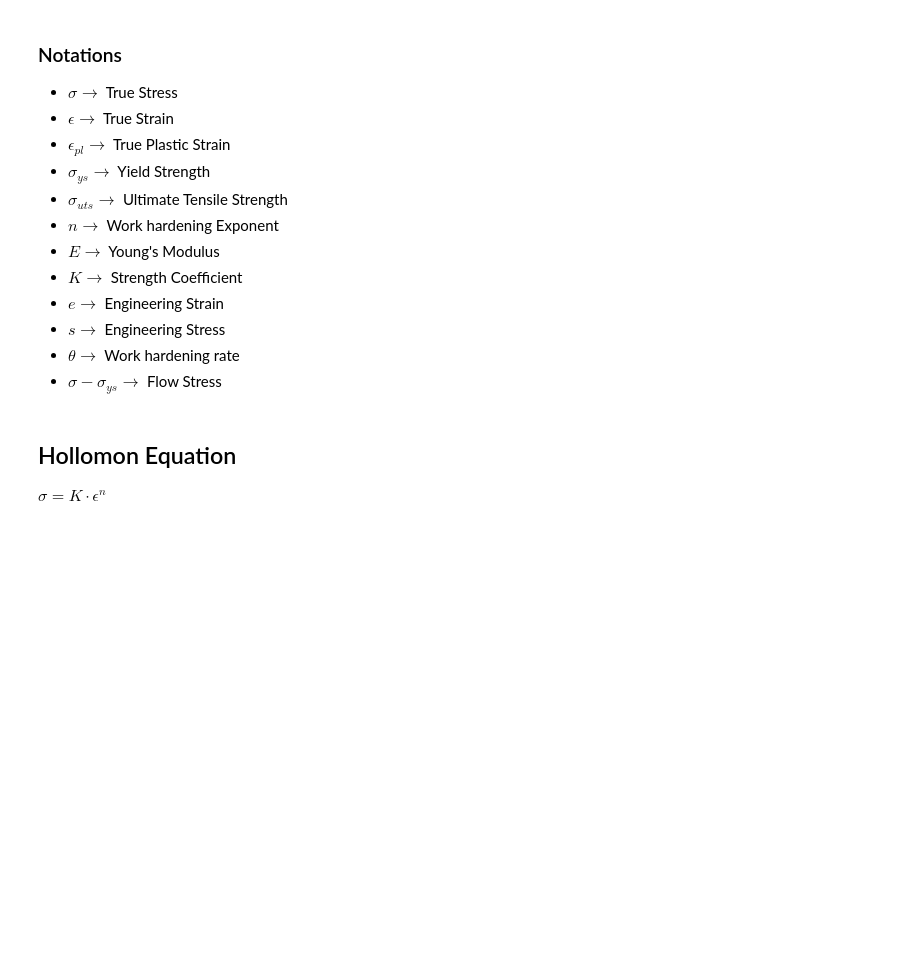
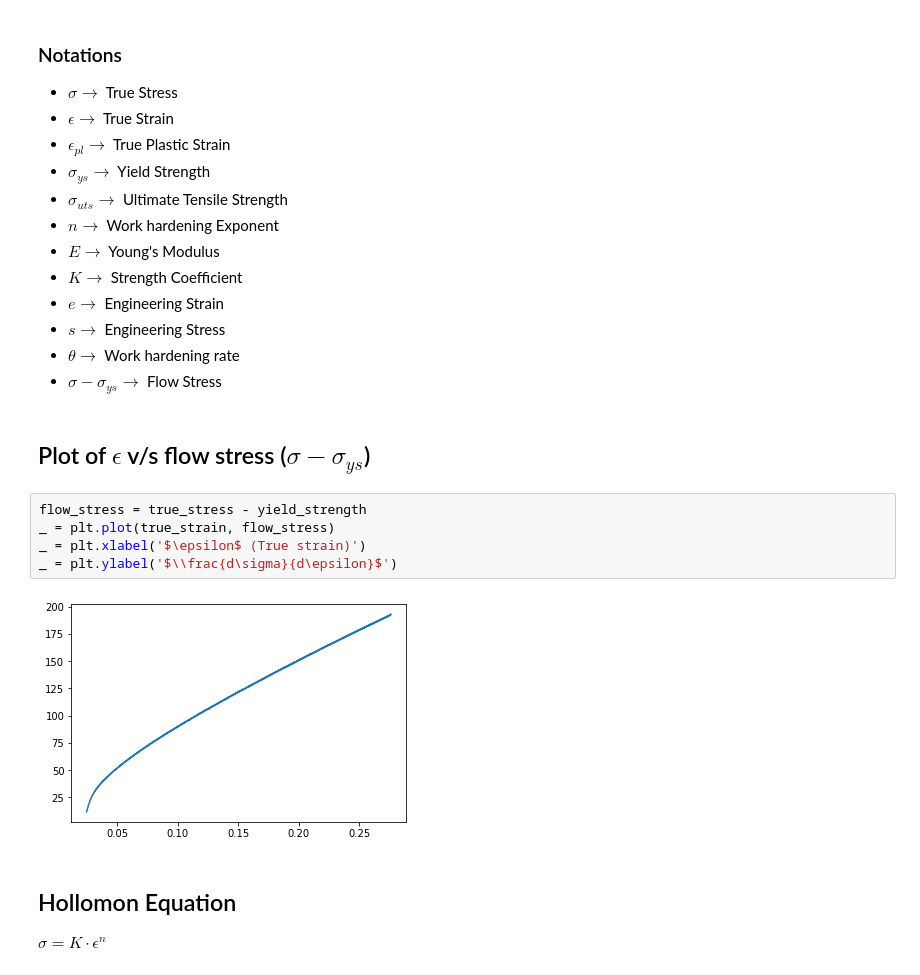
Before and after one commit to algomaster99/meta-btp, a Jupyter notebook: hollomon_curves.ipynb, the cells around one changed output. Cells and saved outputs as stored; diff of their text form; blank space fills up the shorter version.

Commit message:
Plot true strain v/s flow stress

```diff
--- a/hollomon_curves.ipynb
+++ b/hollomon_curves.ipynb
@@ -46,6 +46,15 @@ Ultimate Tensile Strength is 524.425548 MPa at 31.816329999999997% elongation.
 - $s \rightarrow$ Engineering Stress
 - $\theta \rightarrow$ Work hardening rate
 - $\sigma - \sigma_{ys} \rightarrow$ Flow Stress
+# %% [markdown]
+## Plot of $\epsilon$ v/s flow stress ($\sigma - \sigma_{ys}$)
+# %%
+flow_stress = true_stress - yield_strength
+_ = plt.plot(true_strain, flow_stress)
+_ = plt.xlabel('$\epsilon$ (True strain)')
+_ = plt.ylabel('$\\frac{d\sigma}{d\epsilon}$')
+# %% [output]
+[figure, added]
 # %% [markdown]
 ## Hollomon Equation
 
```
Also changed, not shown: parts of 1 cell of this notebook.
